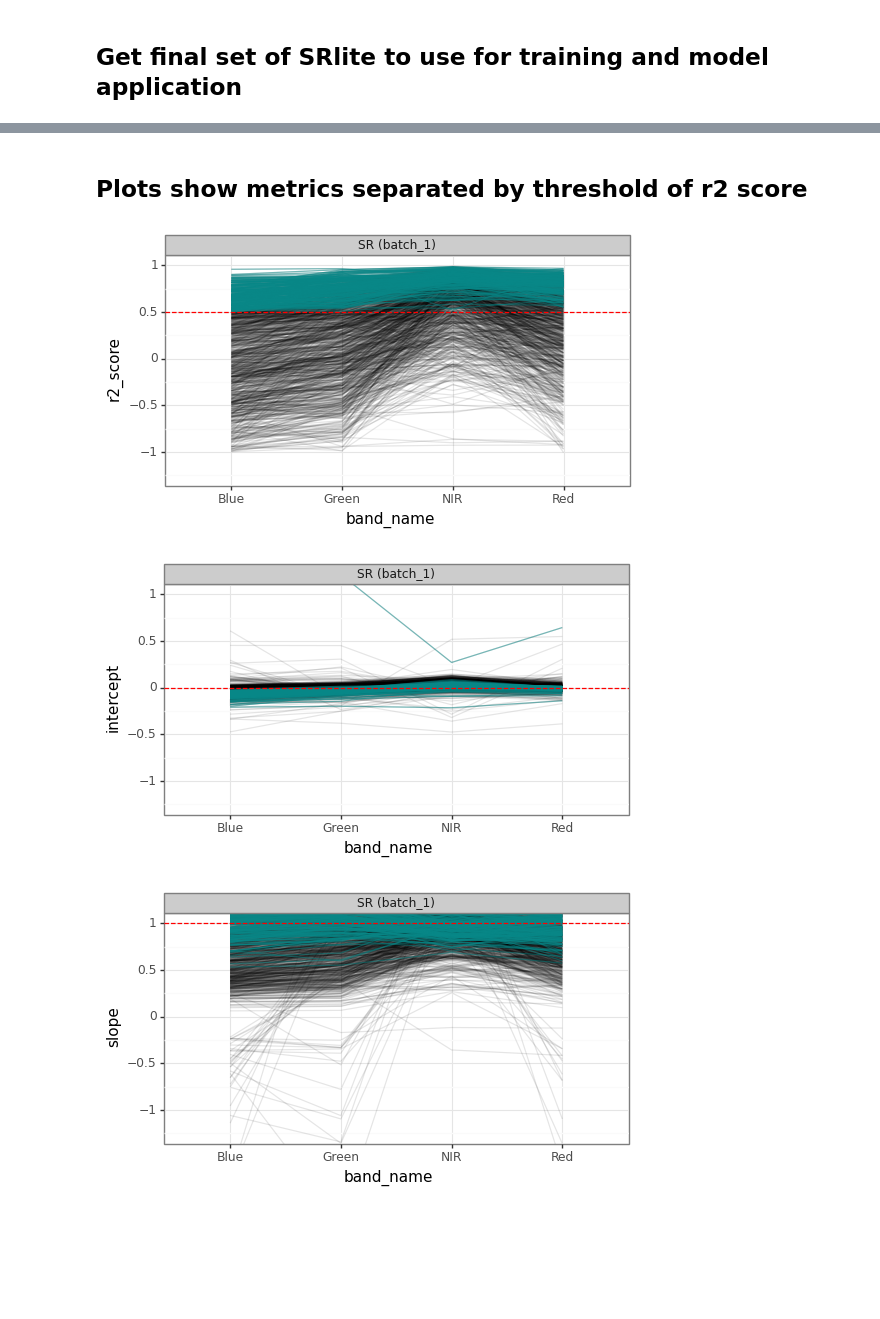
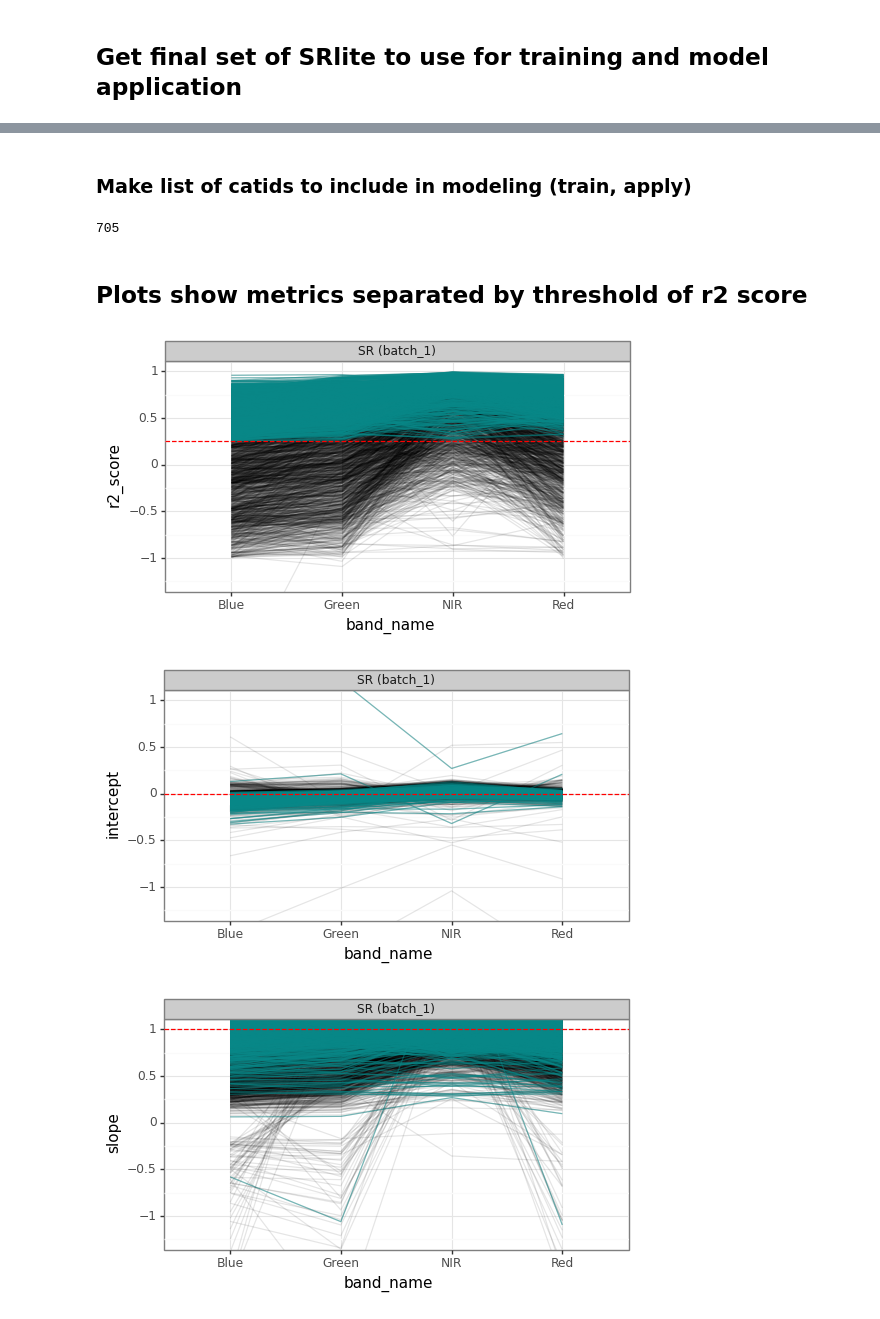
Before and after one commit to nasa-nccs-hpda/above-shrubs, a Jupyter notebook: notebooks/srlite_metrics.ipynb, the cells around one changed output, grey strips where cells are left out. Drawn from its saved outputs; the diff is of its cells as text; code cells hidden in the pictures; blank space fills up the shorter version.

```diff
--- a/notebooks/srlite_metrics.ipynb
+++ b/notebooks/srlite_metrics.ipynb
@@ -70,7 +76,7 @@ count_catid_bands.head()
 # %% [markdown]
 ### Find catid for which all bands have r2_score > threshold
 # %%
-THRESH_R2_SCORE = 0.5
+THRESH_R2_SCORE = 0.25
 # %%
 smry_catid_r2_score = srlite_metrics_df.groupby(['catid','band_name']).aggregate({'r2_score':'first'}).reset_index().groupby(['catid']).aggregate({'r2_score':'min'}).rename(columns={'r2_score':'r2_score_band_min'}).reset_index()
 print(smry_catid_r2_score.shape)
@@ -117,29 +123,34 @@ smry_catid_r2_score["srlite_use_class"] = smry_catid_r2_score.apply(classifier,
+# %% [markdown]
+### Make list of catids to include in modeling (train, apply)
 # %%
 # Get list of catids of class 'include'
 list_catids_include = smry_catid_r2_score[smry_catid_r2_score.srlite_use_class == 'include'].catid.to_list()
+len(list_catids_include)
+# %% [output]
+705
 # %% [markdown]
 ## Plots show metrics separated by threshold of r2 score
 # %%
 SUBSET_DF = srlite_metrics_df[srlite_metrics_df.catid.isin(list_catids_include)].dropna()
-HLINE = [0.5, 0, 1]
+HLINE = [THRESH_R2_SCORE, 0, 1]
 
 for i, Y_VAR in enumerate(['r2_score', 'intercept', 'slope']):
     print(
         ggplot(srlite_metrics_df.dropna())
             + geom_line(aes(x='band_name', y=Y_VAR, group='catid'), alpha=0.1)
         + geom_line(data = SUBSET_DF, mapping = aes(x='band_name', y=Y_VAR, group='catid'), alpha=0.5, color='#088888')
             + geom_hline(yintercept = HLINE[i], linetype='dashed', color='red')
             #+ geom_vline(xintercept=1, linetype='dashed', color='red')
             + facet_wrap('~type')
             + theme_bw()
             + coord_cartesian(ylim=(-1.25,1))
             #+ labs(title='SR-lite model parameters')
         + theme(figure_size=(6,3))
     )
 # %% [output]
-[figure, old version]
+[figure, new version]
-[figure, old version]
+[figure, new version]
-[figure, old version]
+[figure, new version]
 # %%
 (
     ggplot(SUBSET_DF.dropna())
```
Also changed, not shown: parts of 9 cells of this notebook.
